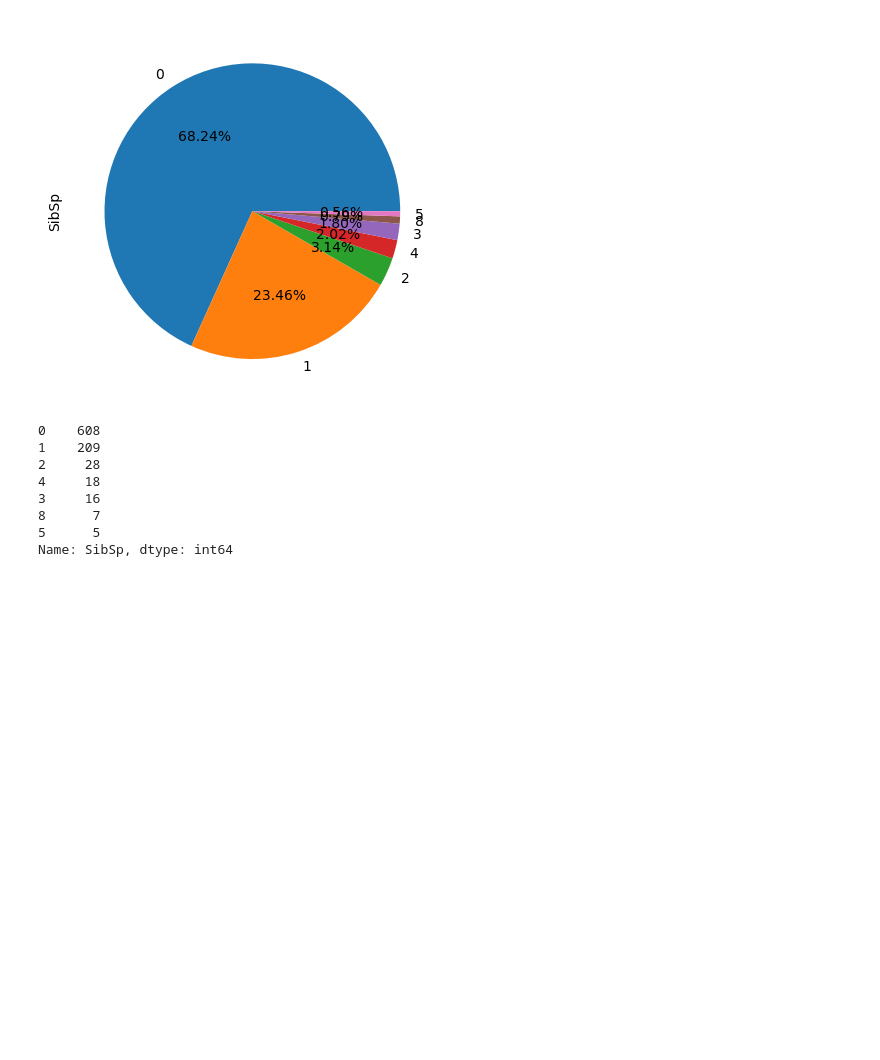
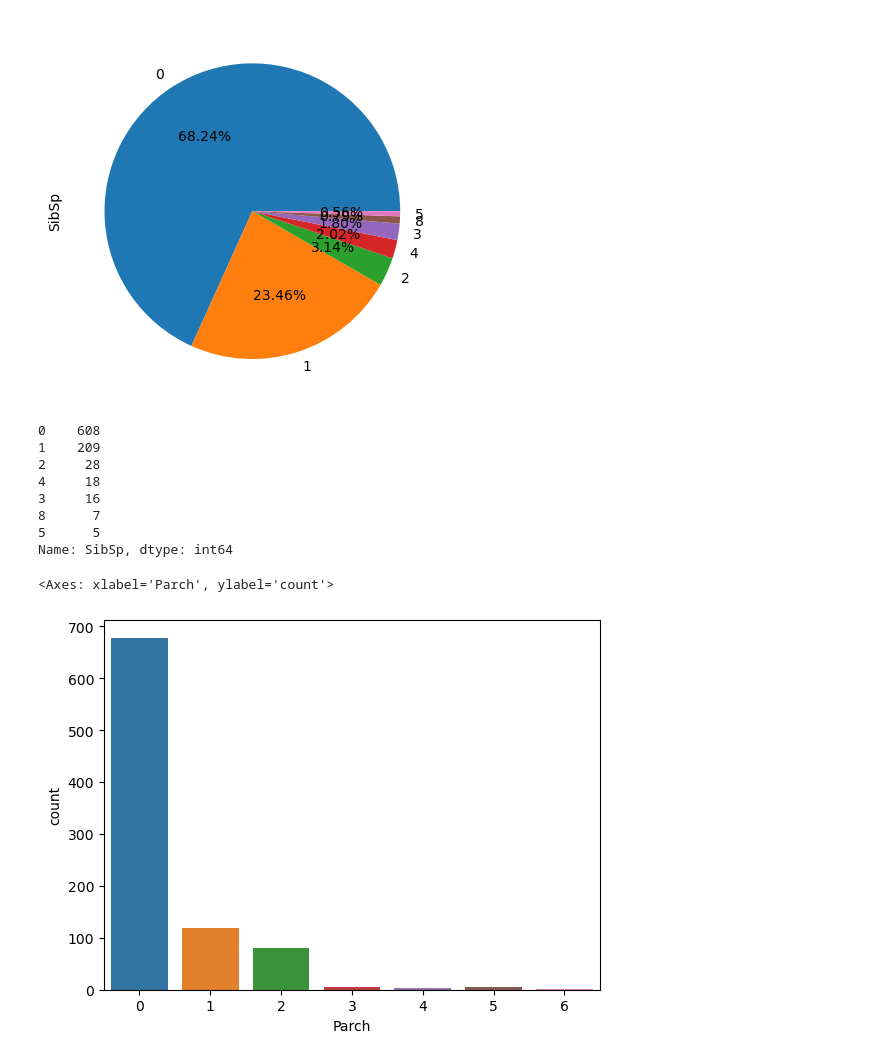
Before and after one commit to rlmrezende/Titanic, a Jupyter notebook: main.ipynb, the cells around one changed output. Drawn from its saved outputs; the diff is of its cells as text; code cells hidden in the pictures; blank space fills up the shorter version.

```diff
--- a/main.ipynb
+++ b/main.ipynb
@@ -117,3 +117,8 @@ df['SibSp'].value_counts()
 8      7
 5      5
 Name: SibSp, dtype: int64
+# %%
+sns.countplot(df , x='Parch')
+# %% [output]
+<Axes: xlabel='Parch', ylabel='count'>
+[figure, added]
```
